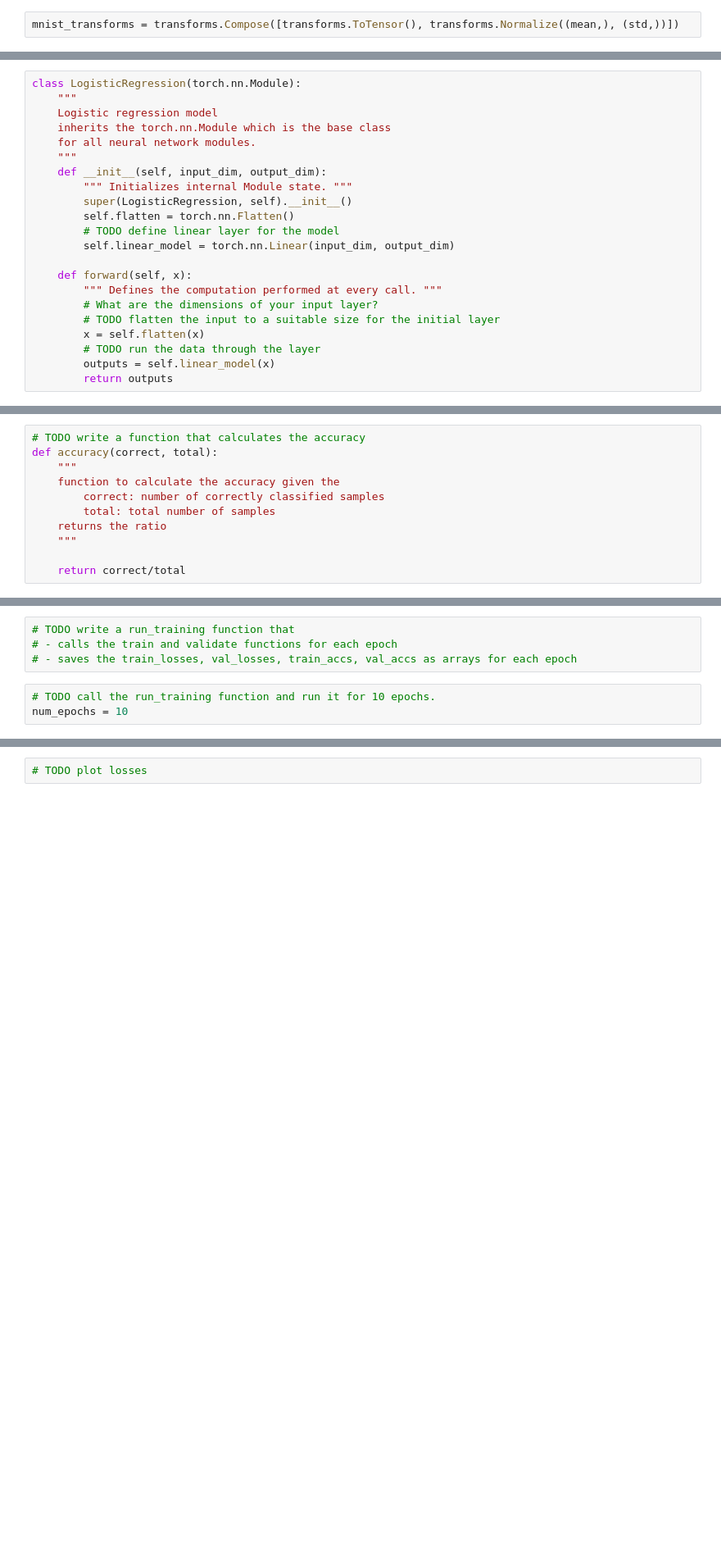
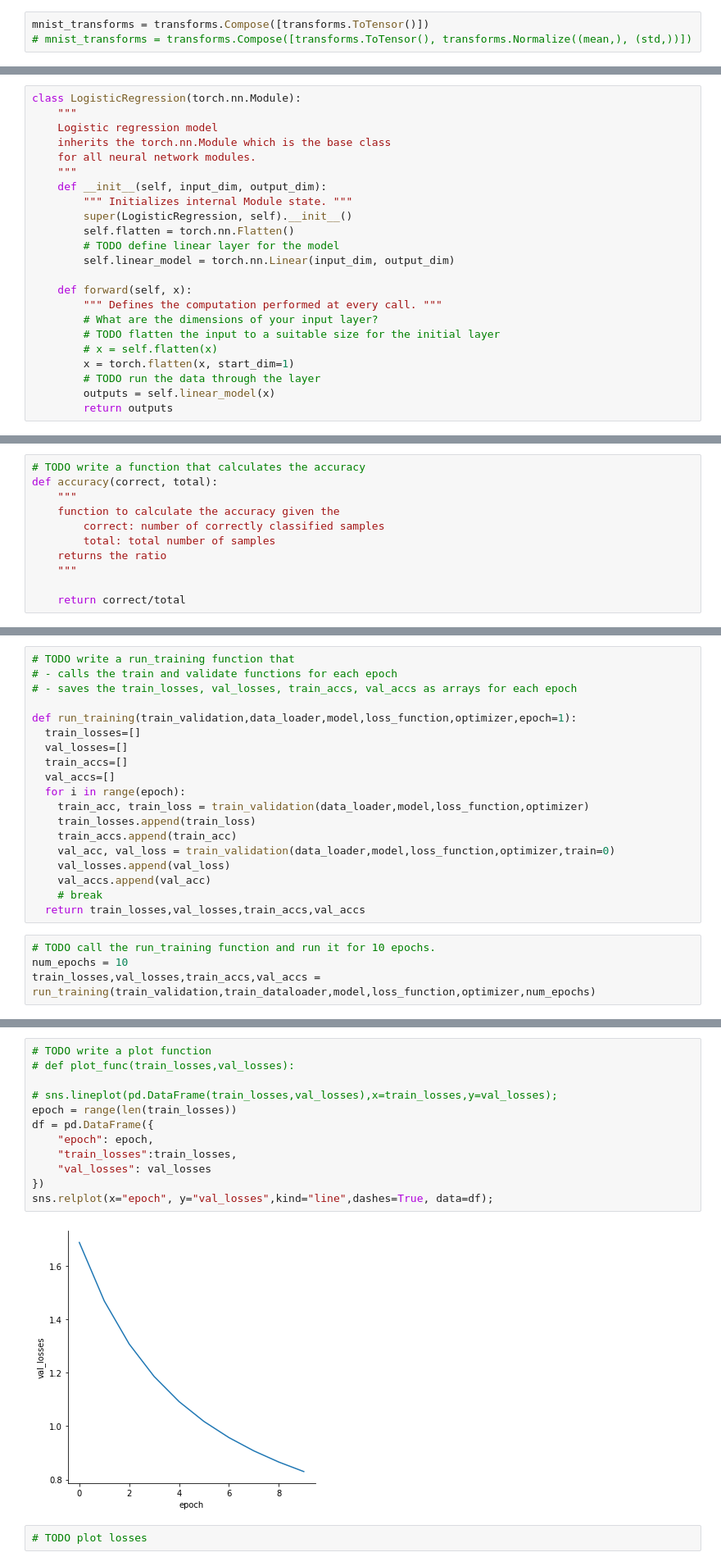
Before and after one commit to adjr2/deep_learning, a Jupyter notebook: Ex1_2022.ipynb, the cells around one changed output, grey strips where cells are left out. Shown at 82% size. Drawn from its saved outputs; the diff is of its cells as text; blank space fills up the shorter version.

Commit message:
plot remains

```diff
--- a/Ex1_2022.ipynb
+++ b/Ex1_2022.ipynb
@@ -309,7 +325,8 @@ mean = mnist.data.numpy().mean()
 std = mnist.data.numpy().std()
 # print(std)
 # %%
-mnist_transforms = transforms.Compose([transforms.ToTensor(), transforms.Normalize((mean,), (std,))])
+mnist_transforms = transforms.Compose([transforms.ToTensor()])
+# mnist_transforms = transforms.Compose([transforms.ToTensor(), transforms.Normalize((mean,), (std,))])
 # %% [markdown]
 ### Training, Validation and Test Sets
 
@@ -402,7 +419,8 @@ class LogisticRegression(torch.nn.Module):
         """ Defines the computation performed at every call. """
         # What are the dimensions of your input layer?
         # TODO flatten the input to a suitable size for the initial layer
-        x = self.flatten(x)
+        # x = self.flatten(x)
+        x = torch.flatten(x, start_dim=1)
         # TODO run the data through the layer
         outputs = self.linear_model(x)
         return outputs
@@ -599,6 +638,22 @@ tensor([[-0.0885,  0.0374, -0.1003, -0.0422, -0.1015, -0.1717, -0.1156, -0.0806,
 # TODO write a run_training function that
 # - calls the train and validate functions for each epoch
 # - saves the train_losses, val_losses, train_accs, val_accs as arrays for each epoch
+
+def run_training(train_validation,data_loader,model,loss_function,optimizer,epoch=1):
+  train_losses=[]
+  val_losses=[]
+  train_accs=[]
+  val_accs=[]
+  for i in range(epoch):
+    train_acc, train_loss = train_validation(data_loader,model,loss_function,optimizer)
+    train_losses.append(train_loss)
+    train_accs.append(train_acc)
+    val_acc, val_loss = train_validation(data_loader,model,loss_function,optimizer,train=0)
+    val_losses.append(val_loss)
+    val_accs.append(val_acc)
+    # break
+  return train_losses,val_losses,train_accs,val_accs
 # %%
 # TODO call the run_training function and run it for 10 epochs.
 num_epochs = 10
+train_losses,val_losses,train_accs,val_accs = run_training(train_validation,train_dataloader,model,loss_function,optimizer,num_epochs)
@@ -607,3 +660,17 @@ num_epochs = 10
+# %%
+# TODO write a plot function
+# def plot_func(train_losses,val_losses):
+
+# sns.lineplot(pd.DataFrame(train_losses,val_losses),x=train_losses,y=val_losses);
+epoch = range(len(train_losses))
+df = pd.DataFrame({
+    "epoch": epoch,
+    "train_losses":train_losses,
+    "val_losses": val_losses
+})
+sns.relplot(x="epoch", y="val_losses",kind="line",dashes=True, data=df);
+# %% [output]
+[figure, added]
 # %%
 # TODO plot losses
 # %%
```
Also changed, not shown: parts of 10 cells of this notebook.
